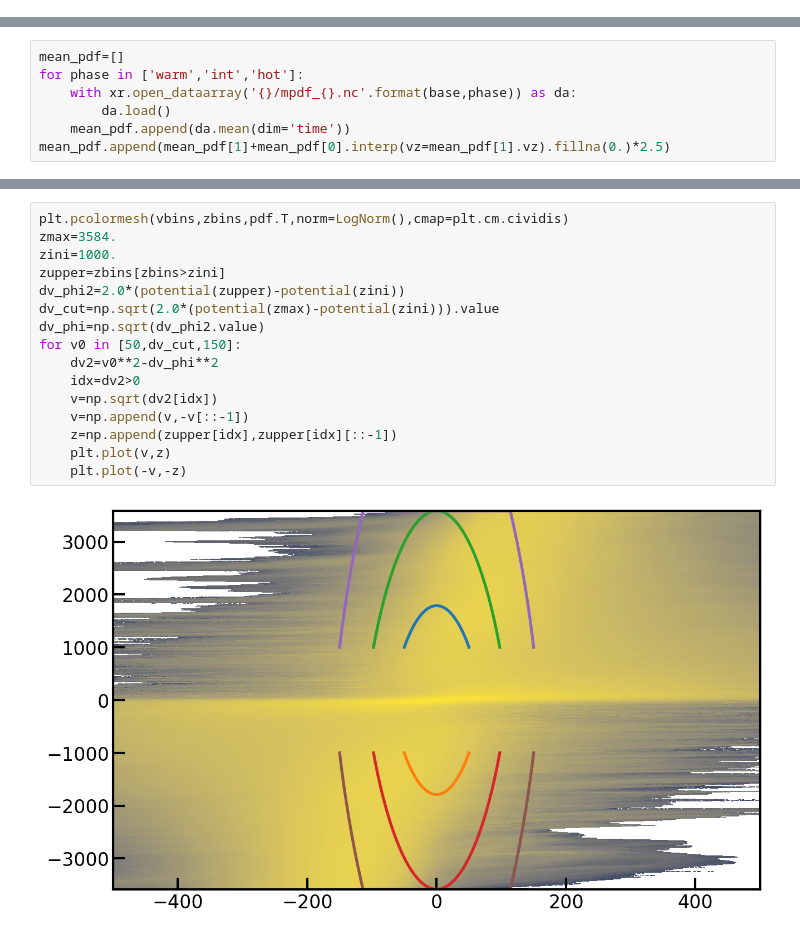
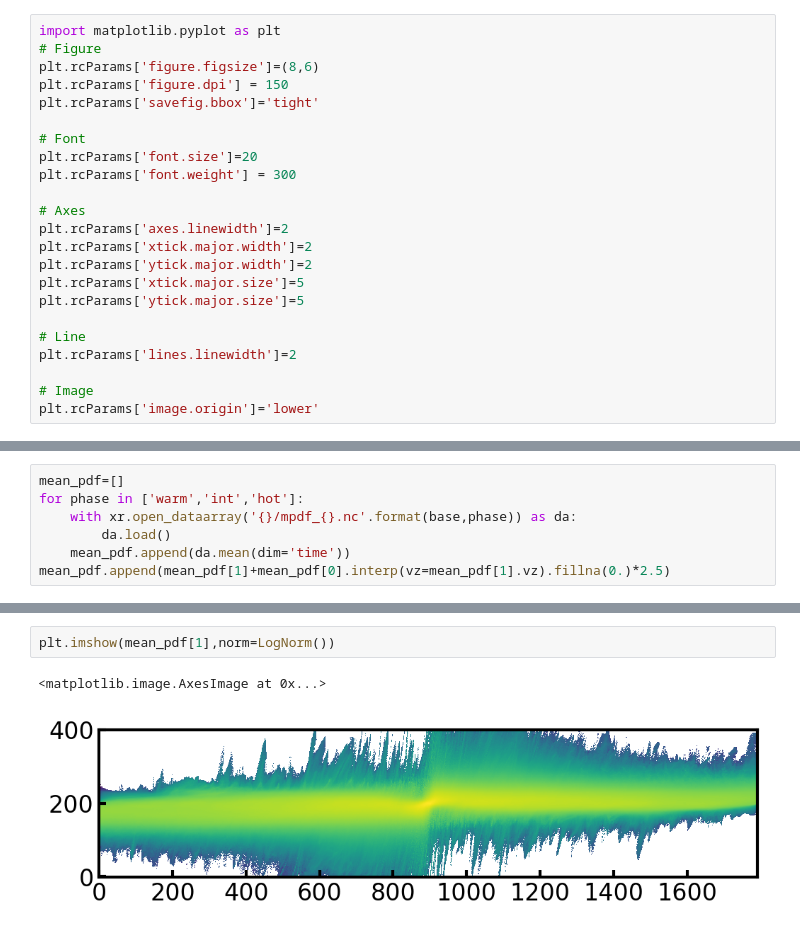
Before and after one commit to changgoo/TIGRESS_outflow, a Jupyter notebook: notebooks/ballistic_model.ipynb, the cells around one changed output, grey strips where cells are left out. Drawn from its saved outputs; the diff is of its cells as text.

```diff
--- a/notebooks/ballistic_model.ipynb
+++ b/notebooks/ballistic_model.ipynb
@@ -29,3 +15,26 @@ plt.rcParams['ytick.direction']='in'
+# %%
+import matplotlib.pyplot as plt
+# Figure
+plt.rcParams['figure.figsize']=(8,6)
+plt.rcParams['figure.dpi'] = 150
+plt.rcParams['savefig.bbox']='tight'
+
+# Font
+plt.rcParams['font.size']=20
+plt.rcParams['font.weight'] = 300
+
+# Axes
+plt.rcParams['axes.linewidth']=2
+plt.rcParams['xtick.major.width']=2
+plt.rcParams['ytick.major.width']=2
+plt.rcParams['xtick.major.size']=5
+plt.rcParams['ytick.major.size']=5
+
+# Line
+plt.rcParams['lines.linewidth']=2
+
+# Image
+plt.rcParams['image.origin']='lower'
 # %%
 def potential(z0):
     import astropy.constants as c
@@ -182,18 +173,5 @@ zbins=np.append(z-0.5*dz,z[-1]+0.5*dz)
-# %%
-plt.pcolormesh(vbins,zbins,pdf.T,norm=LogNorm(),cmap=plt.cm.cividis)
-zmax=3584.
-zini=1000.
-zupper=zbins[zbins>zini]
-dv_phi2=2.0*(potential(zupper)-potential(zini))
-dv_cut=np.sqrt(2.0*(potential(zmax)-potential(zini))).value
-dv_phi=np.sqrt(dv_phi2.value)
-for v0 in [50,dv_cut,150]:
-    dv2=v0**2-dv_phi**2
-    idx=dv2>0
-    v=np.sqrt(dv2[idx])
-    v=np.append(v,-v[::-1])
-    z=np.append(zupper[idx],zupper[idx][::-1])
-    plt.plot(v,z)
-    plt.plot(-v,-z)
-# %% [output]
-[figure, removed]
+# %%
+plt.imshow(mean_pdf[1],norm=LogNorm())
+# %% [output]
+<matplotlib.image.AxesImage at 0x...>
+[figure, added]
```
Also changed, not shown: parts of 9 cells of this notebook, 18 other files.
